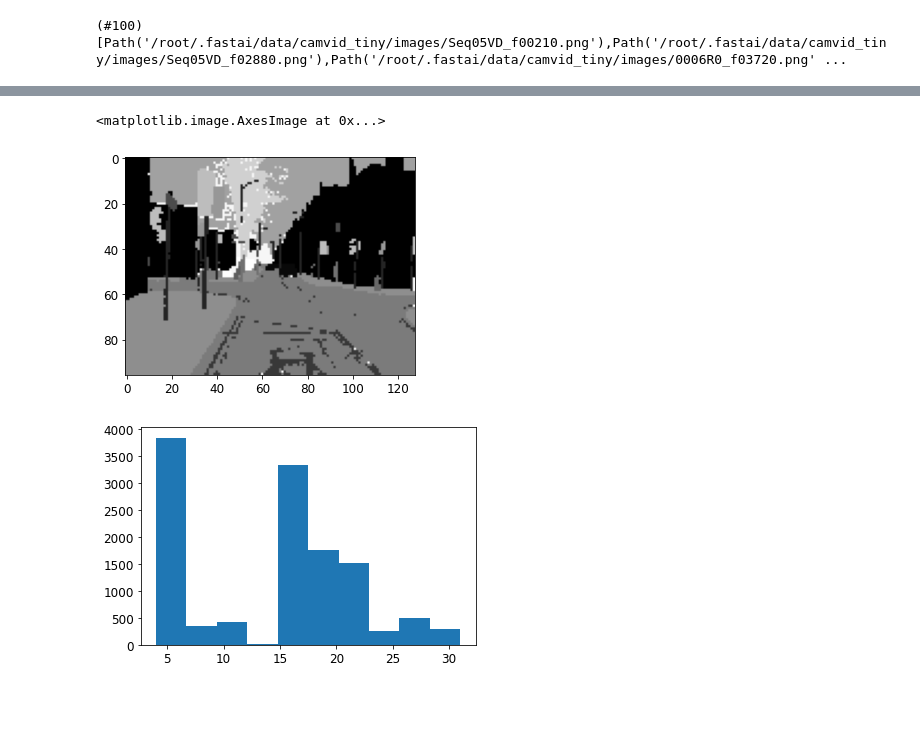
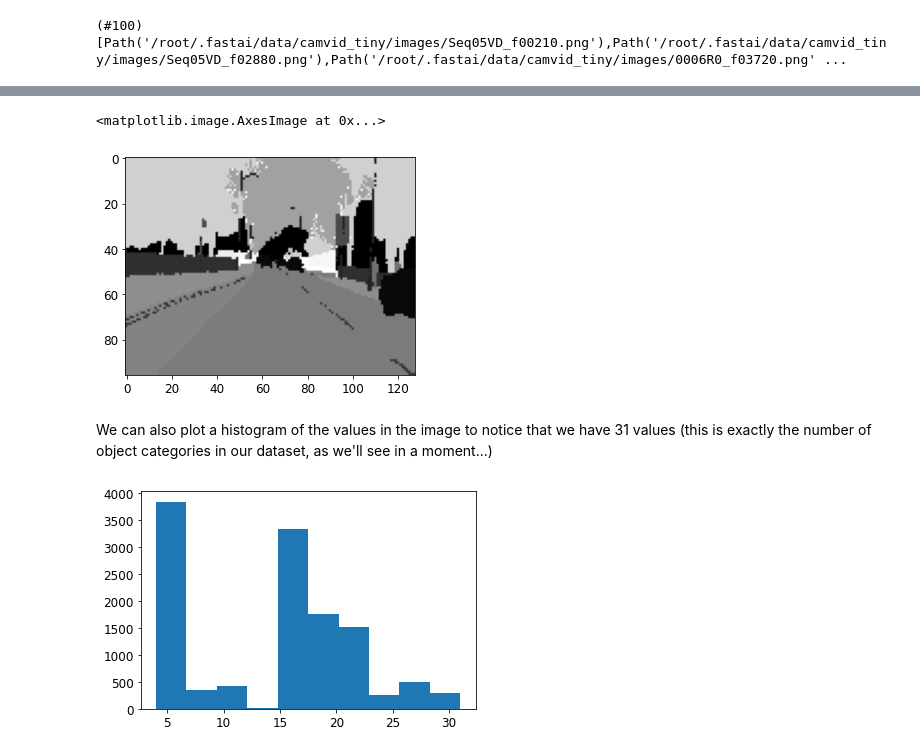
Before and after one commit to zxul767/fastai-annotated, a Jupyter notebook: deep-learning-for-coders/chapter-01.ipynb, the cells around one changed output, grey strips where cells are left out. Cells and saved outputs as stored; diff of their text form; code cells hidden in the pictures; blank space fills up the shorter version.

```diff
--- a/deep-learning-for-coders/chapter-01.ipynb
+++ b/deep-learning-for-coders/chapter-01.ipynb
@@ -184,4 +194,4 @@ Our next example concerns the problem of semantic segmentation in an image, i.e.
 # %% [markdown]
 ## 2.1 Input Data Exploration
 # %%
-path = untar_data(URLs.CAMVID_TINY)
+root_path = untar_data(URLs.CAMVID_TINY)
@@ -190,4 +198,4 @@ path = untar_data(URLs.CAMVID_TINY)
 # %%
-files = get_image_files(path/'images'); files
+files = get_image_files(root_path/'images'); files
 # %% [output]
 (#100) [Path('/root/.fastai/data/camvid_tiny/images/Seq05VD_f00210.png'),Path('/root/.fastai/data/camvid_tiny/images/Seq05VD_f02880.png'),Path('/root/.fastai/data/camvid_tiny/images/0006R0_f03720.png' ...
@@ -213,14 +229,19 @@ You should consider upgrading via the '/opt/conda/envs/fastai/bin/python3.8 -m p
 # %%
 import matplotlib.cm as cm
 import matplotlib.pyplot as plt
 import imageio
 
-img_path = path/'labels'/f'{files[1].stem}_P{files[1].suffix}'
+def get_label_filepath(root_path, filepath):
+    return root_path/'labels'/f'{filepath.stem}_P{filepath.suffix}'
+
+img_path = get_label_filepath(root_path, files[0])
 img = imageio.v3.imread(img_path)
 plt.imshow(img, cmap = cm.gray)
 # %% [output]
 <matplotlib.image.AxesImage at 0x...>
-[figure, old version]
+[figure, new version]
+# %% [markdown]
+We can also plot a histogram of the values in the image to notice that we have 31 values (this is exactly the number of object categories in our dataset, as we'll see in a moment...)
 # %%
 bin_counts, bin_edges, patches = plt.hist(img.ravel())
 # %% [output]
```
Also changed, not shown: parts of 63 cells of this notebook.
